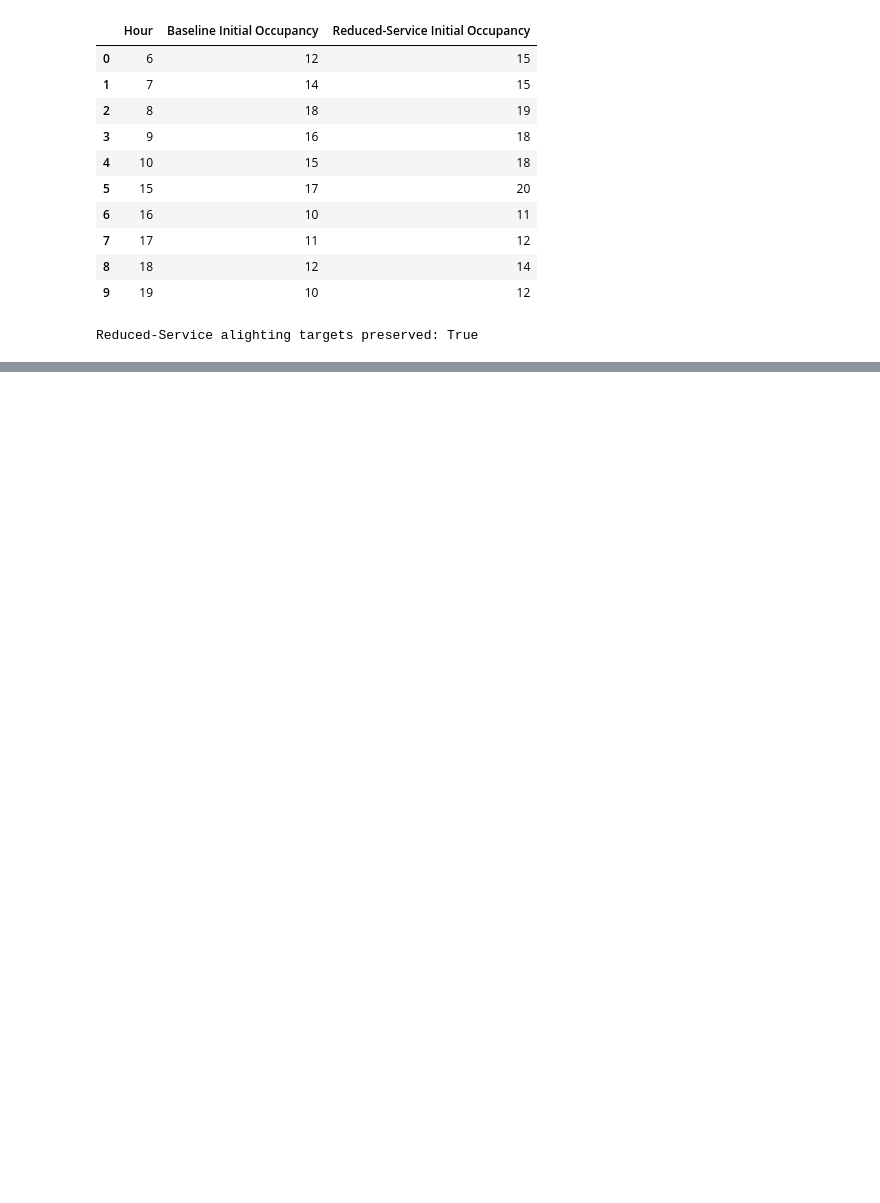
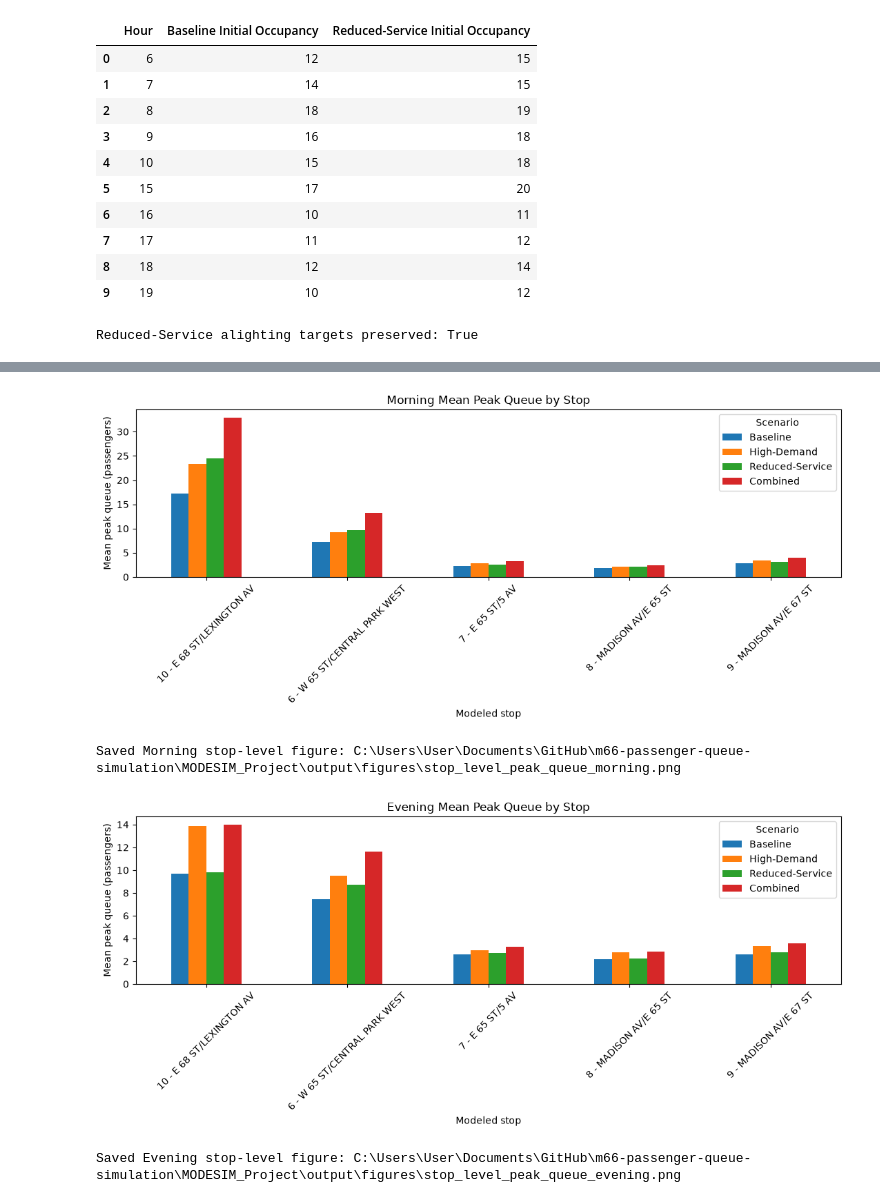
Before and after one commit to elijahnollen/m66-passenger-queue-simulation, a Jupyter notebook: MODESIM_Project/code/m66_scenario_simulation.ipynb, the cells around one changed output, grey strips where cells are left out. Cells and saved outputs as stored; diff of their text form; code cells hidden in the pictures; blank space fills up the shorter version.

```diff
--- a/MODESIM_Project/code/m66_scenario_simulation.ipynb
+++ b/MODESIM_Project/code/m66_scenario_simulation.ipynb
@@ -1927 +4009,78 @@ stop_level_summary
+# %%
+# Plot mean peak queue by modeled stop for each scenario and study period.
+for period in period_order:
+    period_stop_summary = (
+        stop_level_summary_df[
+            stop_level_summary_df["Period"]
+            == period
+        ]
+        .copy()
+    )
+
+    period_stop_summary["Stop Label"] = (
+        period_stop_summary[
+            "Stop Sequence"
+        ].astype(str)
+        + " - "
+        + period_stop_summary[
+            "Stop Name"
+        ]
+    )
+
+    peak_queue_pivot = (
+        period_stop_summary
+        .pivot(
+            index="Stop Label",
+            columns="Scenario",
+            values="Mean Peak Queue (passengers)"
+        )
+        .reindex(
+            columns=scenario_order
+        )
+    )
+
+    ax = peak_queue_pivot.plot(
+        kind="bar",
+        figsize=(11, 5)
+    )
+
+    ax.set_title(
+        f"{period} Mean Peak Queue by Stop"
+    )
+    ax.set_xlabel("Modeled stop")
+    ax.set_ylabel(
+        "Mean peak queue (passengers)"
+    )
+    ax.tick_params(
+        axis="x",
+        rotation=45
+    )
+
+    plt.tight_layout()
+
+    figure_path = (
+        figures_dir
+        / (
+            "stop_level_peak_queue_"
+            f"{period.lower()}.png"
+        )
+    )
+
+    plt.savefig(
+        figure_path,
+        dpi=300,
+        bbox_inches="tight"
+    )
+
+    plt.show()
+
+    print(
+        f"Saved {period} stop-level figure:",
+        figure_path
+    )
+# %% [output]
+[figure, added]
+Saved Morning stop-level figure: C:\Users\User\Documents\GitHub\m66-passenger-queue-simulation\MODESIM_Project\output\figures\stop_level_peak_queue_morning.png
+[figure, added]
+Saved Evening stop-level figure: C:\Users\User\Documents\GitHub\m66-passenger-queue-simulation\MODESIM_Project\output\figures\stop_level_peak_queue_evening.png
 # %% [markdown]
```
Also changed, not shown: parts of 74 cells of this notebook, 46 other files.
